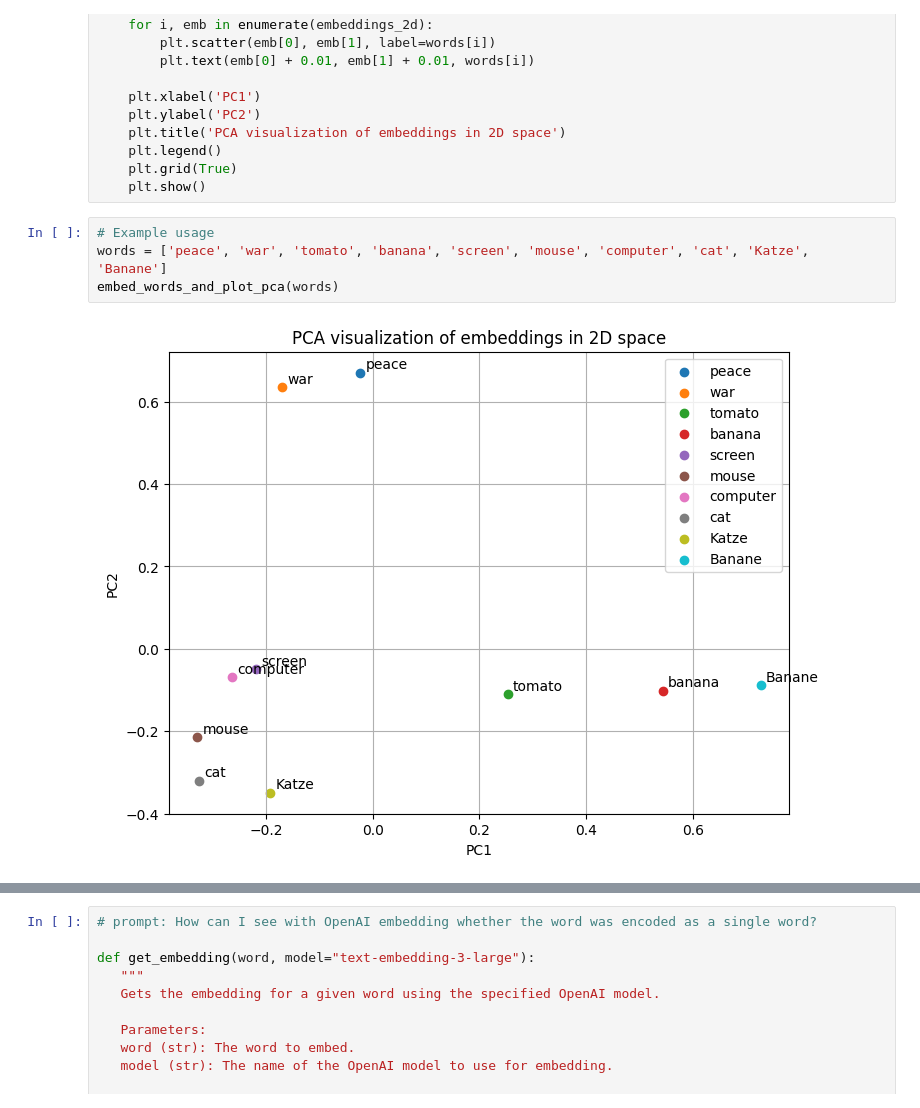
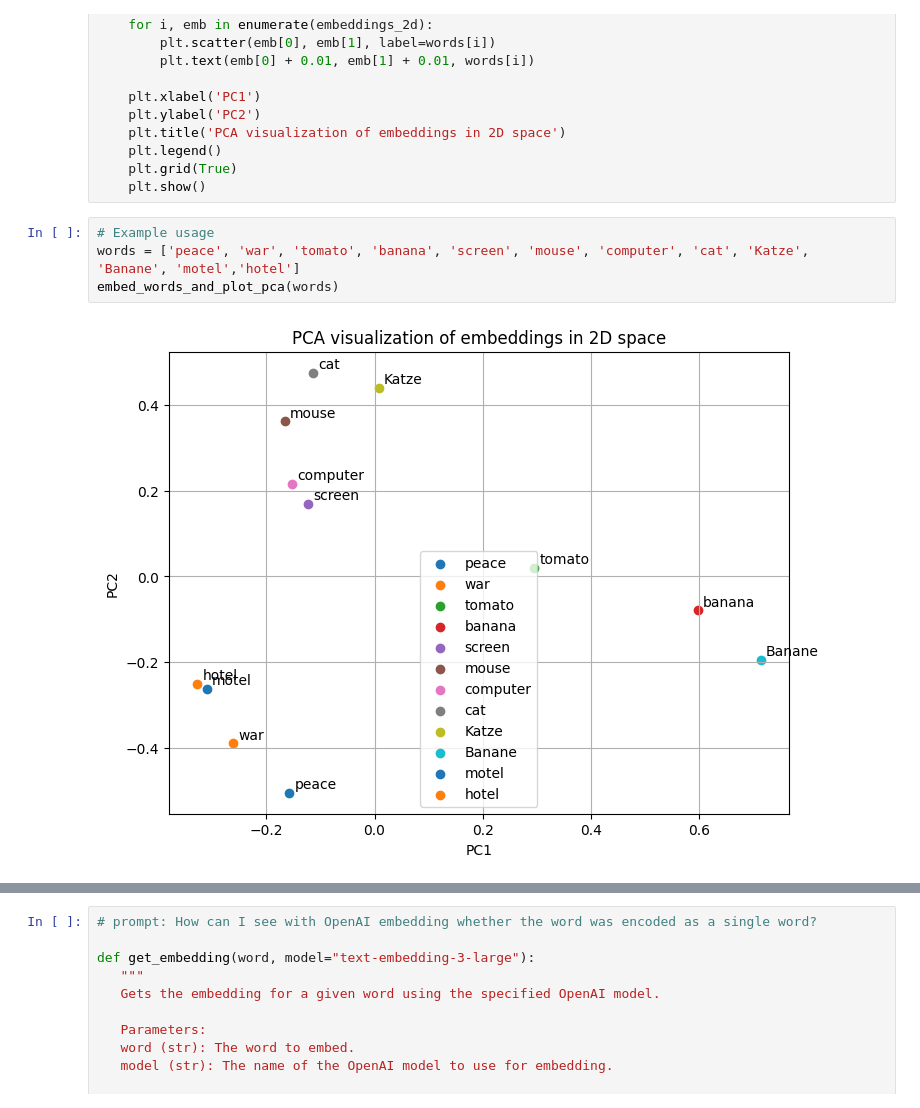
Before and after one commit to simon-clematide/colab-notebooks-for-teaching, a Jupyter notebook: openai_word_embeddings.ipynb, the cells around one changed output, grey strips where cells are left out. Saved outputs shown, nothing was run; the diff lists cells and outputs as text.

```diff
--- a/openai_word_embeddings.ipynb
+++ b/openai_word_embeddings.ipynb
@@ -145,10 +154,10 @@ def embed_words_and_plot_pca(words, model_name='text-embedding-3-small'):
     plt.show()
 # %%
 # Example usage
-words = ['peace', 'war', 'tomato', 'banana', 'screen', 'mouse', 'computer', 'cat', 'Katze', 'Banane']
+words = ['peace', 'war', 'tomato', 'banana', 'screen', 'mouse', 'computer', 'cat', 'Katze', 'Banane', 'motel','hotel']
 embed_words_and_plot_pca(words)
 # %% [output]
-[figure, old version]
+[figure, new version]
 # %%
 # prompt: Can you generate a gradio app with the code above, where a user can just enter words, and they will be embedded and visualized
 
```
Also changed, not shown: parts of 13 cells of this notebook.
